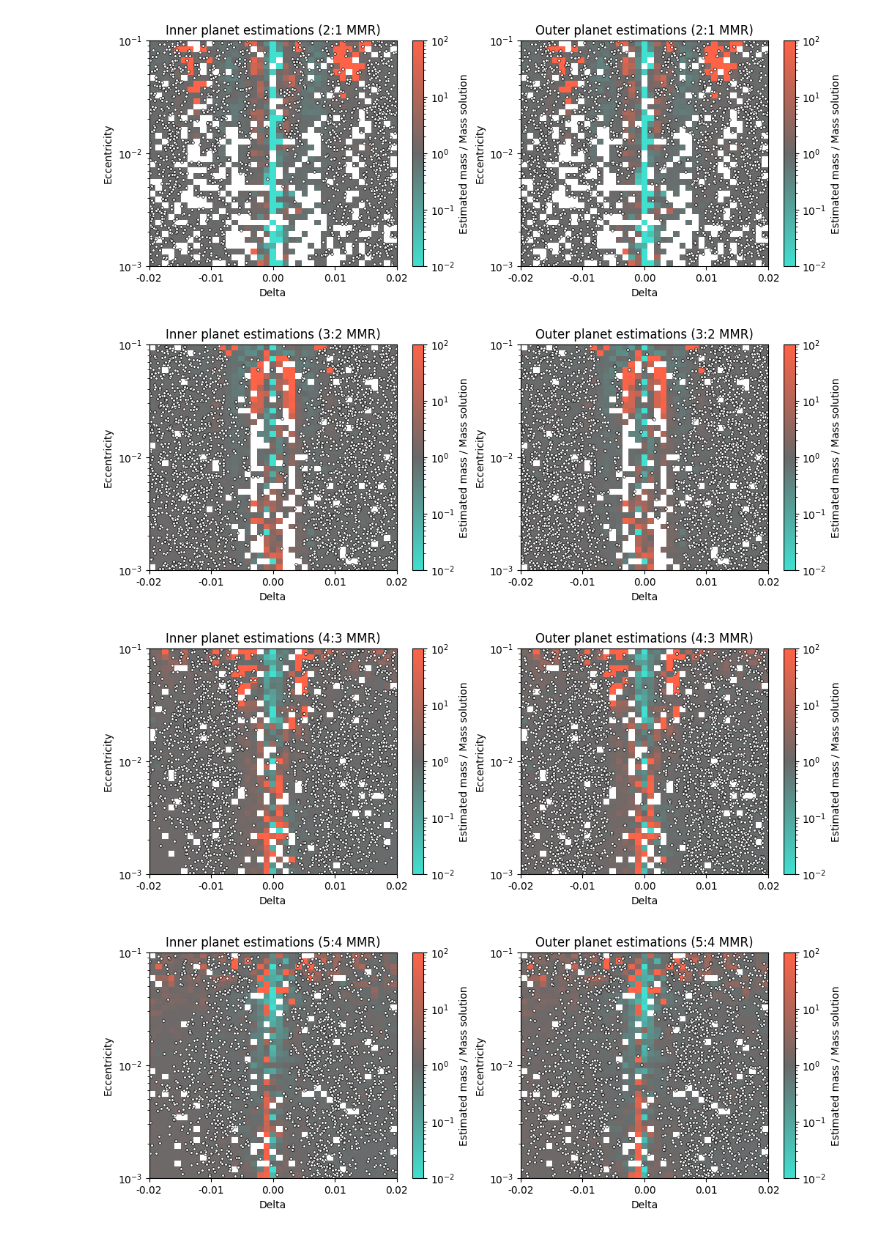
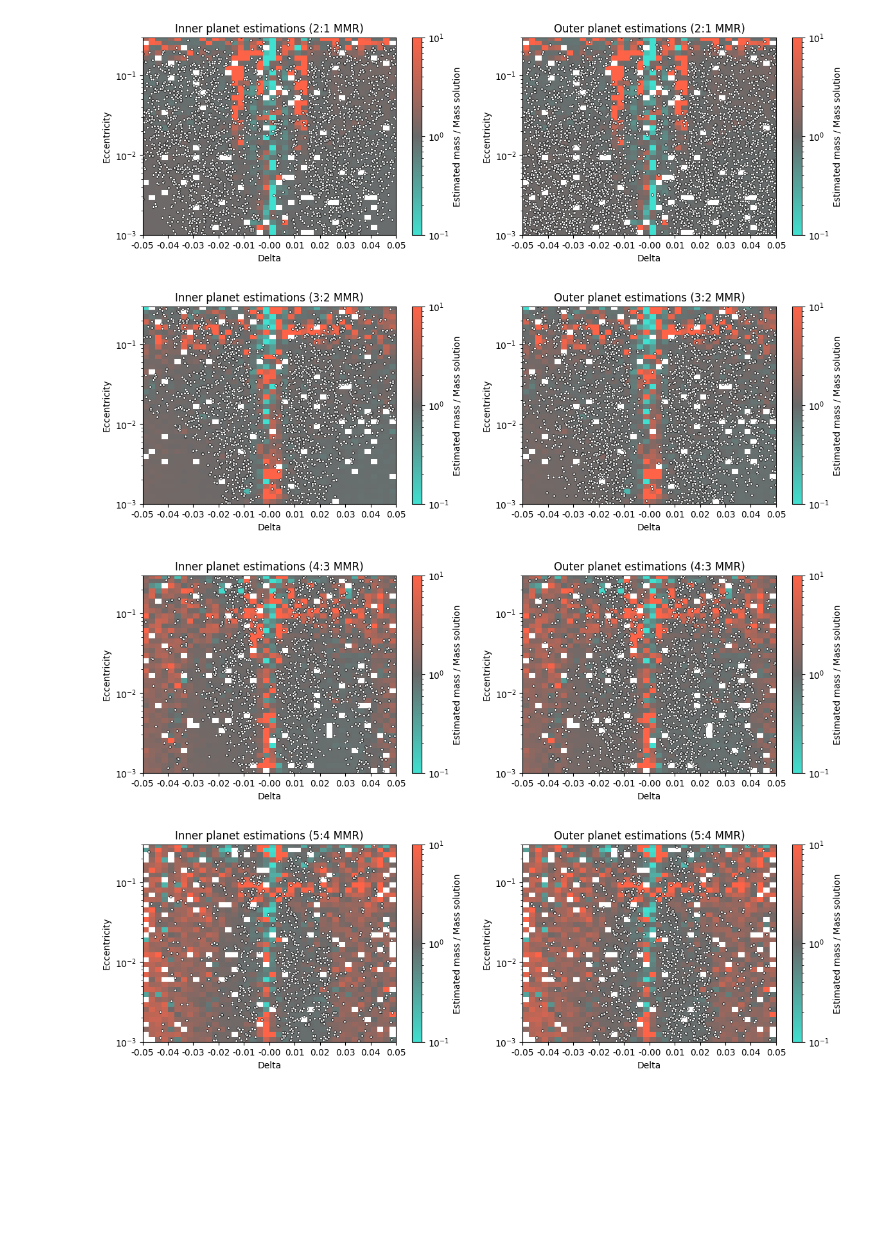
Before and after one commit to chatdanai-s/NATSUME, a Jupyter notebook: validation/Regime_check/compare_allOrder.ipynb, the cells around one changed output. Cells and saved outputs as stored; diff of their text form; code cells hidden in the pictures; blank space fills up the shorter version.

Commit message:
Widen sampling of all order validation

```diff
--- a/validation/Regime_check/compare_allOrder.ipynb
+++ b/validation/Regime_check/compare_allOrder.ipynb
@@ -78,7 +78,7 @@ compare.head()
 # %%
 # Recreate figure 2
 def PlotValidity(mmr):
-    compare_at_mmr = compare[(compare.mmr == mmr) & (compare.valid == True)]
+    compare_at_mmr = compare[(compare.mmr == mmr)]
 
     Delta = compare_at_mmr['Delta']
     e1 = compare_at_mmr['e1']; e2 = compare_at_mmr['e2']
@@ -90,8 +90,8 @@ def PlotValidity(mmr):
     err2_10p = (err2 <= errtol) & (err2 >= 1/errtol)
 
     # Set up grid image
-    xbins = np.linspace(-0.02, 0.02, 40)
-    ybins = 10**np.linspace(-3, -1, 40)
+    xbins = np.linspace(-0.05, 0.05, 41)
+    ybins = 10**np.linspace(-3, -0.5, 41)
     # Digitize points into bins (i.e. map Delta = 0 to bin 50/100)
     xi = np.digitize(Delta, xbins) - 1
     yi = np.digitize(e1, ybins) - 1
@@ -104,37 +104,37 @@ def PlotValidity(mmr):
             err1values = err1[mask]
             err2values = err2[mask]
             Z1[j,i] = np.nanmedian(err1[mask]) if np.any(~np.isnan(err1values)) else np.nan
             Z2[j,i] = np.nanmedian(err2[mask]) if np.any(~np.isnan(err2values)) else np.nan
 
     # Plot
-    fig, ax =  plt.subplots(1, 2, figsize=(12,4))
+    fig, ax =  plt.subplots(1, 2, figsize=(14,4))
     cmap = mcolors.LinearSegmentedColormap.from_list('custom', ['turquoise', 'dimgray', 'tomato'])
-    norm = mcolors.LogNorm(1e-2, 1e+2)
+    norm = mcolors.LogNorm(1e-1, 1e+1)
 
     im0 = ax[0].pcolormesh(xbins, ybins, Z1, norm=norm, cmap=cmap, shading='auto')
     sc0 = ax[0].scatter(Delta[err1_10p], e1[err1_10p], s=7, facecolor='white', edgecolor='black', linewidth=0.5, marker='o')
     plt.colorbar(im0, ax=ax[0], label='Estimated mass / Mass solution')
     ax[0].set_title(f'Inner planet estimations ({mmr} MMR)')
 
     im1 = ax[1].pcolormesh(xbins, ybins, Z2, norm=norm, cmap=cmap, shading='auto')
     sc1 = ax[1].scatter(Delta[err2_10p], e1[err2_10p], s=7, facecolor='white', edgecolor='black', linewidth=0.5, marker='o')
     plt.colorbar(im1, ax=ax[1], label='Estimated mass / Mass solution')
     ax[1].set_title(f'Outer planet estimations ({mmr} MMR)')
 
     for i, a in enumerate(ax):
         a.set_yscale('log')
         a.set_xlabel('Delta'); a.set_ylabel('Eccentricity')
-        a.set_xlim(-0.02, 0.02); a.set_ylim(1e-3, 1e-1)
+        a.set_xlim(-0.05, 0.05); a.set_ylim(1e-3, 3e-1)
         a.xaxis.set_major_formatter(FormatStrFormatter('%.2f'))
         a.xaxis.set_major_locator(MultipleLocator(0.01))
 
     plt.show()
 
 mmrlist = ['2:1', '3:2', '4:3', '5:4', '3:1', '5:3', '7:5', '4:1', '5:2', '5:1']
 for mmr in mmrlist:
     PlotValidity(mmr)
 # %% [output]
-[figure, old version]
+[figure, new version]
-[figure, old version]
+[figure, new version]
-[figure, old version]
+[figure, new version]
-[figure, old version]
+[figure, new version]
```
Also changed, not shown: parts of 3 cells of this notebook, 4 other files.
